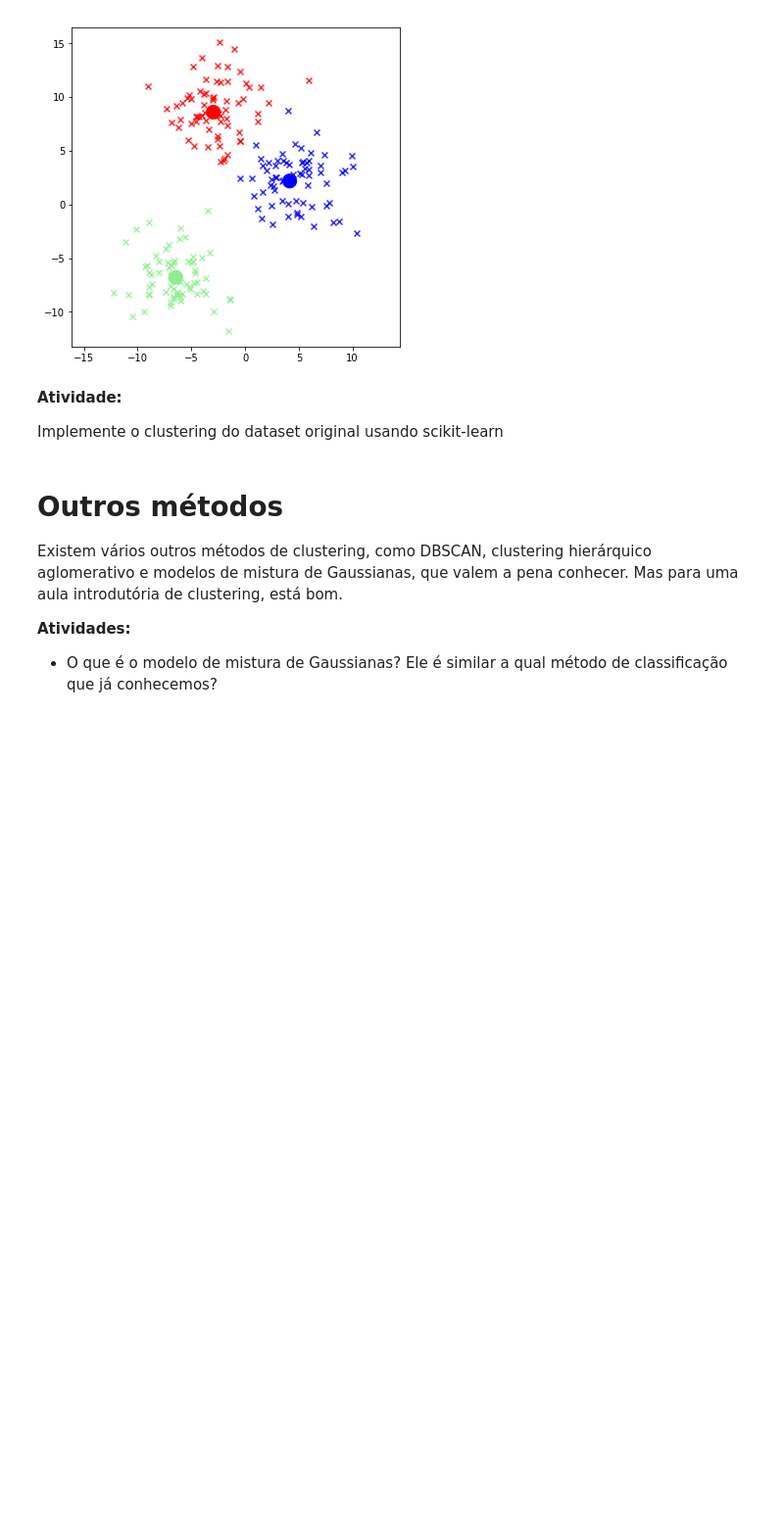
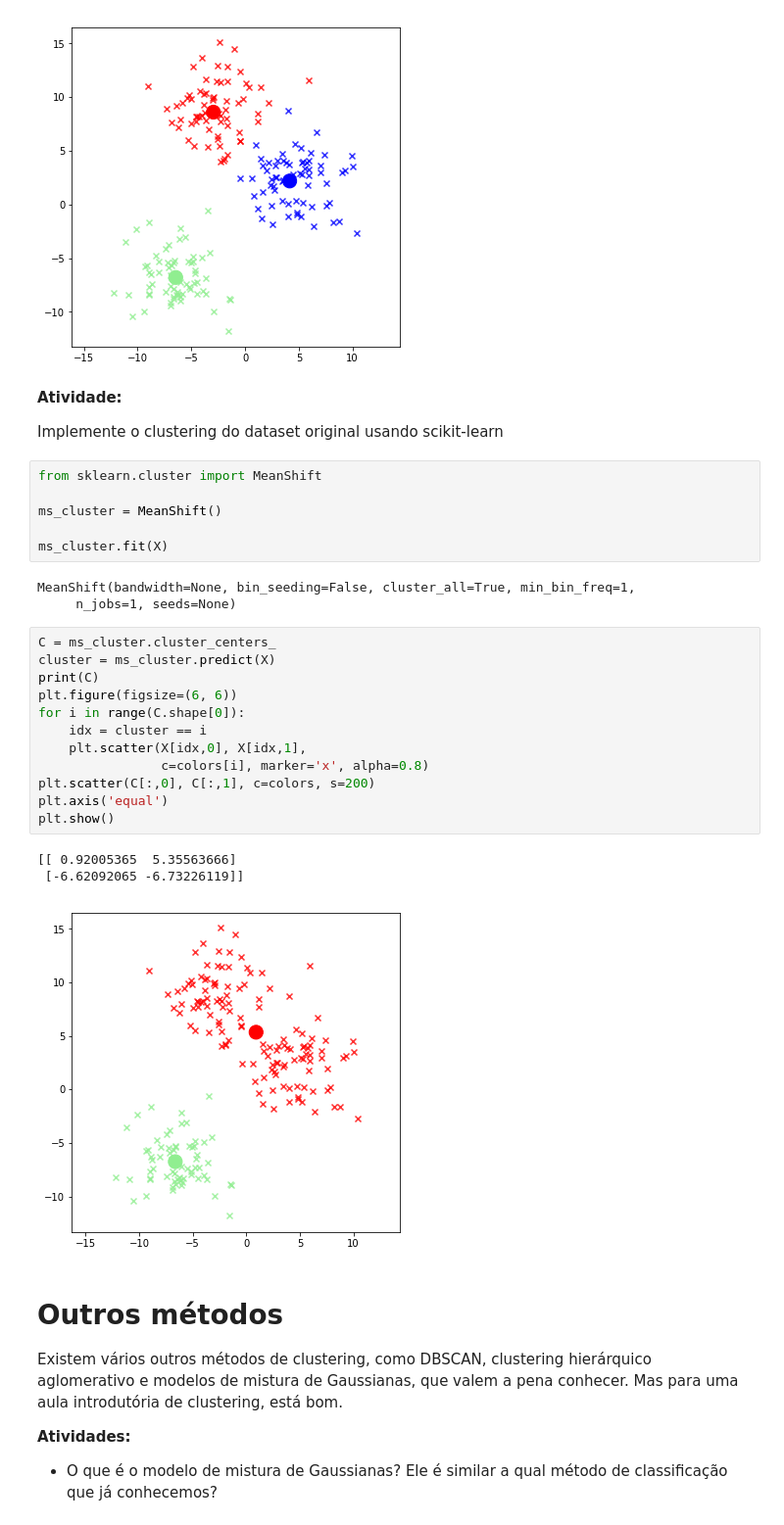
Before and after one commit to pedrocunial/machinelearning-insper, a Jupyter notebook: aula15/Aula15.ipynb, the cells around one changed output. Shown: that part at 98% size. Drawn from its saved outputs; the diff is of its cells as text; blank space fills up the shorter version.

```diff
--- a/aula15/Aula15.ipynb
+++ b/aula15/Aula15.ipynb
@@ -332,6 +356,31 @@ plt.show()
 **Atividade:**
 
 Implemente o clustering do dataset original usando scikit-learn
+# %%
+from sklearn.cluster import MeanShift
+
+ms_cluster = MeanShift()
+
+ms_cluster.fit(X)
+# %% [output]
+MeanShift(bandwidth=None, bin_seeding=False, cluster_all=True, min_bin_freq=1,
+     n_jobs=1, seeds=None)
+# %%
+C = ms_cluster.cluster_centers_
+cluster = ms_cluster.predict(X)
+print(C)
+plt.figure(figsize=(6, 6))
+for i in range(C.shape[0]):
+    idx = cluster == i
+    plt.scatter(X[idx,0], X[idx,1],
+                c=colors[i], marker='x', alpha=0.8)
+plt.scatter(C[:,0], C[:,1], c=colors, s=200)
+plt.axis('equal')
+plt.show()
+# %% [output]
+[[ 0.92005365  5.35563666]
+ [-6.62092065 -6.73226119]]
+[figure, added]
 # %% [markdown]
 # Outros métodos
 
```
Also changed, not shown: parts of 9 cells of this notebook.
